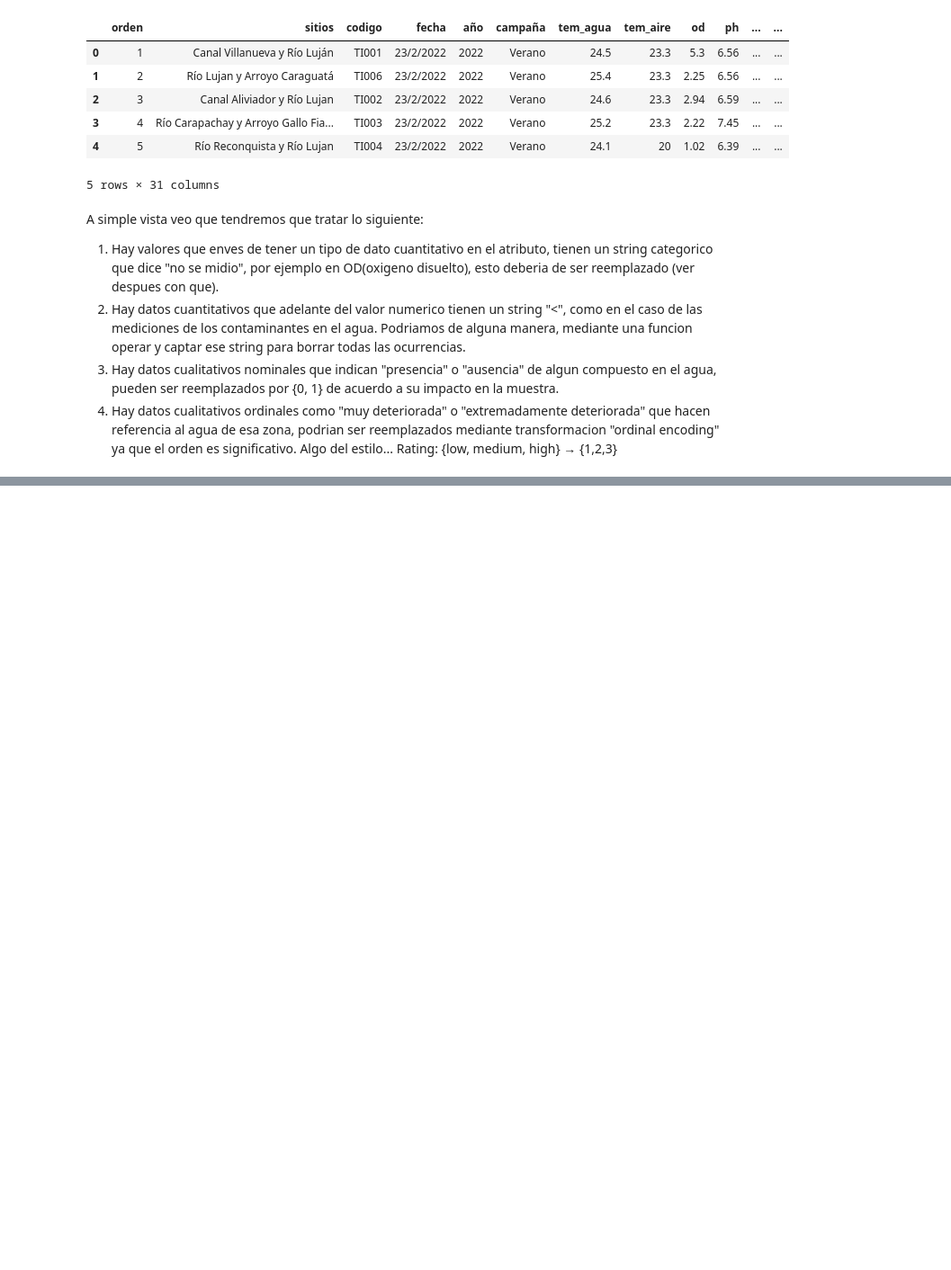
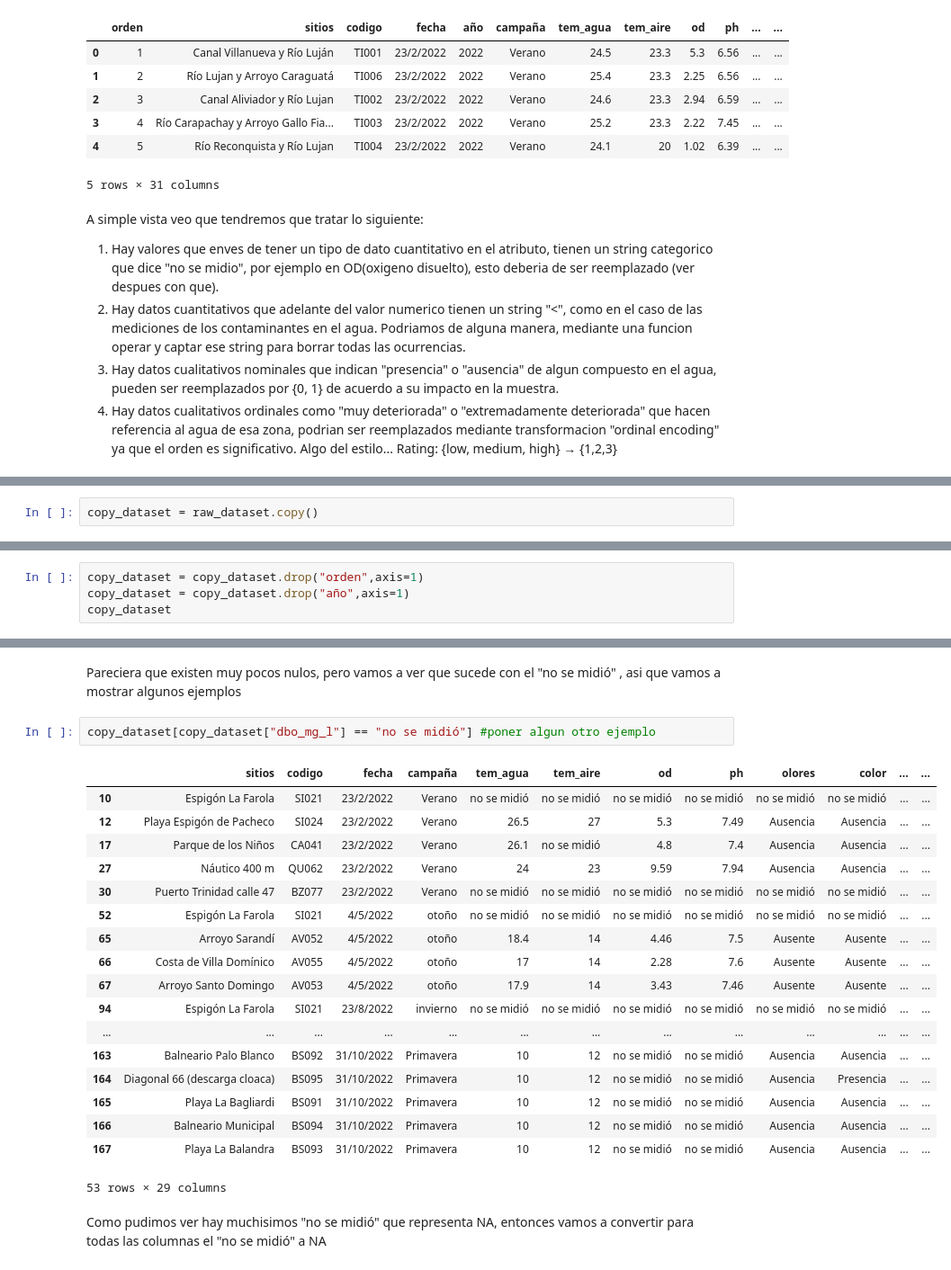
Before and after one commit to muller10000/tp-especial-ciencia-datos, a Jupyter notebook: Ejercicioespecial.ipynb, the cells around one changed output, grey strips where cells are left out. Shown at 90% size. Saved outputs shown, nothing was run; the diff lists cells and outputs as text; blank space fills up the shorter version.

Commit message:
avance con el dataset

```diff
--- a/Ejercicioespecial.ipynb
+++ b/Ejercicioespecial.ipynb
@@ -74,0 +85,2 @@ Podriamos de alguna manera, mediante una funcion operar y captar ese string para
+# %%
+copy_dataset = raw_dataset.copy()
@@ -74,0 +89,4 @@ Podriamos de alguna manera, mediante una funcion operar y captar ese string para
+# %%
+copy_dataset = copy_dataset.drop("orden",axis=1)
+copy_dataset = copy_dataset.drop("año",axis=1)
+copy_dataset
@@ -74,0 +129,26 @@ Podriamos de alguna manera, mediante una funcion operar y captar ese string para
+# %% [markdown]
+Pareciera que existen muy pocos nulos, pero vamos a ver que sucede con el "no se midió" , asi que vamos a mostrar algunos ejemplos
+# %%
+copy_dataset[copy_dataset["dbo_mg_l"] == "no se midió"] #poner algun otro ejemplo
+# %% [output]
+|  | sitios | codigo | fecha | campaña | tem_agua | tem_aire | od | ph | olores | color | ... | ... |
+| 10 | Espigón La Farola | SI021 | 23/2/2022 | Verano | no se midió | no se midió | no se midió | no se midió | no se midió | no se midió | ... | ... |
+| 12 | Playa Espigón de Pacheco | SI024 | 23/2/2022 | Verano | 26.5 | 27 | 5.3 | 7.49 | Ausencia | Ausencia | ... | ... |
+| 17 | Parque de los Niños | CA041 | 23/2/2022 | Verano | 26.1 | no se midió | 4.8 | 7.4 | Ausencia | Ausencia | ... | ... |
+| 27 | Náutico 400 m | QU062 | 23/2/2022 | Verano | 24 | 23 | 9.59 | 7.94 | Ausencia | Ausencia | ... | ... |
+| 30 | Puerto Trinidad calle 47 | BZ077 | 23/2/2022 | Verano | no se midió | no se midió | no se midió | no se midió | no se midió | no se midió | ... | ... |
+| 52 | Espigón La Farola | SI021 | 4/5/2022 | otoño | no se midió | no se midió | no se midió | no se midió | no se midió | no se midió | ... | ... |
+| 65 | Arroyo Sarandí | AV052 | 4/5/2022 | otoño | 18.4 | 14 | 4.46 | 7.5 | Ausente | Ausente | ... | ... |
+| 66 | Costa de Villa Domínico | AV055 | 4/5/2022 | otoño | 17 | 14 | 2.28 | 7.6 | Ausente | Ausente | ... | ... |
+| 67 | Arroyo Santo Domingo | AV053 | 4/5/2022 | otoño | 17.9 | 14 | 3.43 | 7.46 | Ausente | Ausente | ... | ... |
+| 94 | Espigón La Farola | SI021 | 23/8/2022 | invierno | no se midió | no se midió | no se midió | no se midió | no se midió | no se midió | ... | ... |
+| ... | ... | ... | ... | ... | ... | ... | ... | ... | ... | ... | ... | ... |
+| 163 | Balneario Palo Blanco | BS092 | 31/10/2022 | Primavera | 10 | 12 | no se midió | no se midió | Ausencia | Ausencia | ... | ... |
+| 164 | Diagonal 66 (descarga cloaca) | BS095 | 31/10/2022 | Primavera | 10 | 12 | no se midió | no se midió | Ausencia | Presencia | ... | ... |
+| 165 | Playa La Bagliardi | BS091 | 31/10/2022 | Primavera | 10 | 12 | no se midió | no se midió | Ausencia | Ausencia | ... | ... |
+| 166 | Balneario Municipal | BS094 | 31/10/2022 | Primavera | 10 | 12 | no se midió | no se midió | Ausencia | Ausencia | ... | ... |
+| 167 | Playa La Balandra | BS093 | 31/10/2022 | Primavera | 10 | 12 | no se midió | no se midió | Ausencia | Ausencia | ... | ... |
+53 rows × 29 columns
+# %% [markdown]
+Como pudimos ver hay muchisimos "no se midió" que representa NA, entonces vamos a convertir para todas las columnas
+el "no se midió" a NA
```
Also changed, not shown: parts of 10 cells of this notebook.
